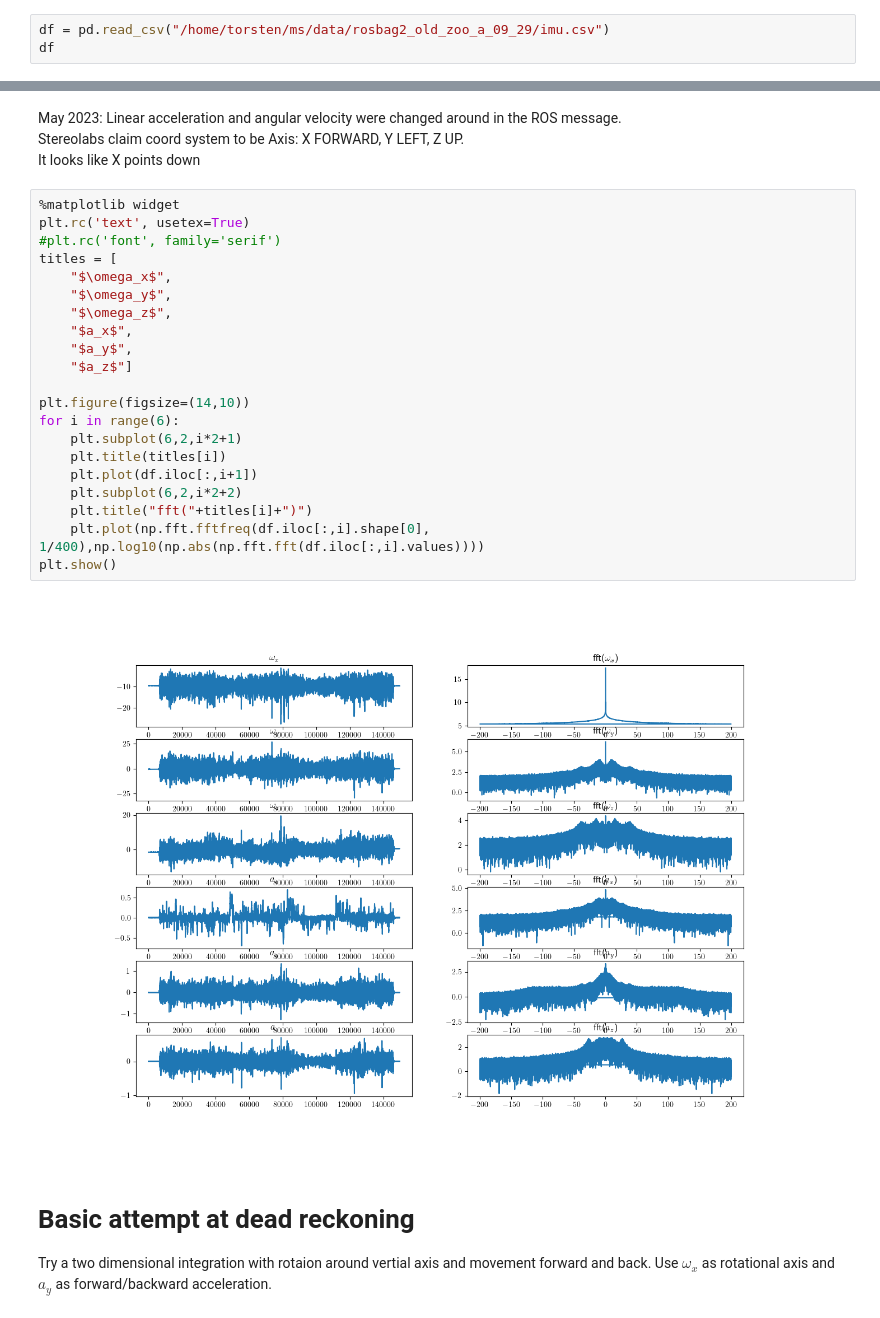
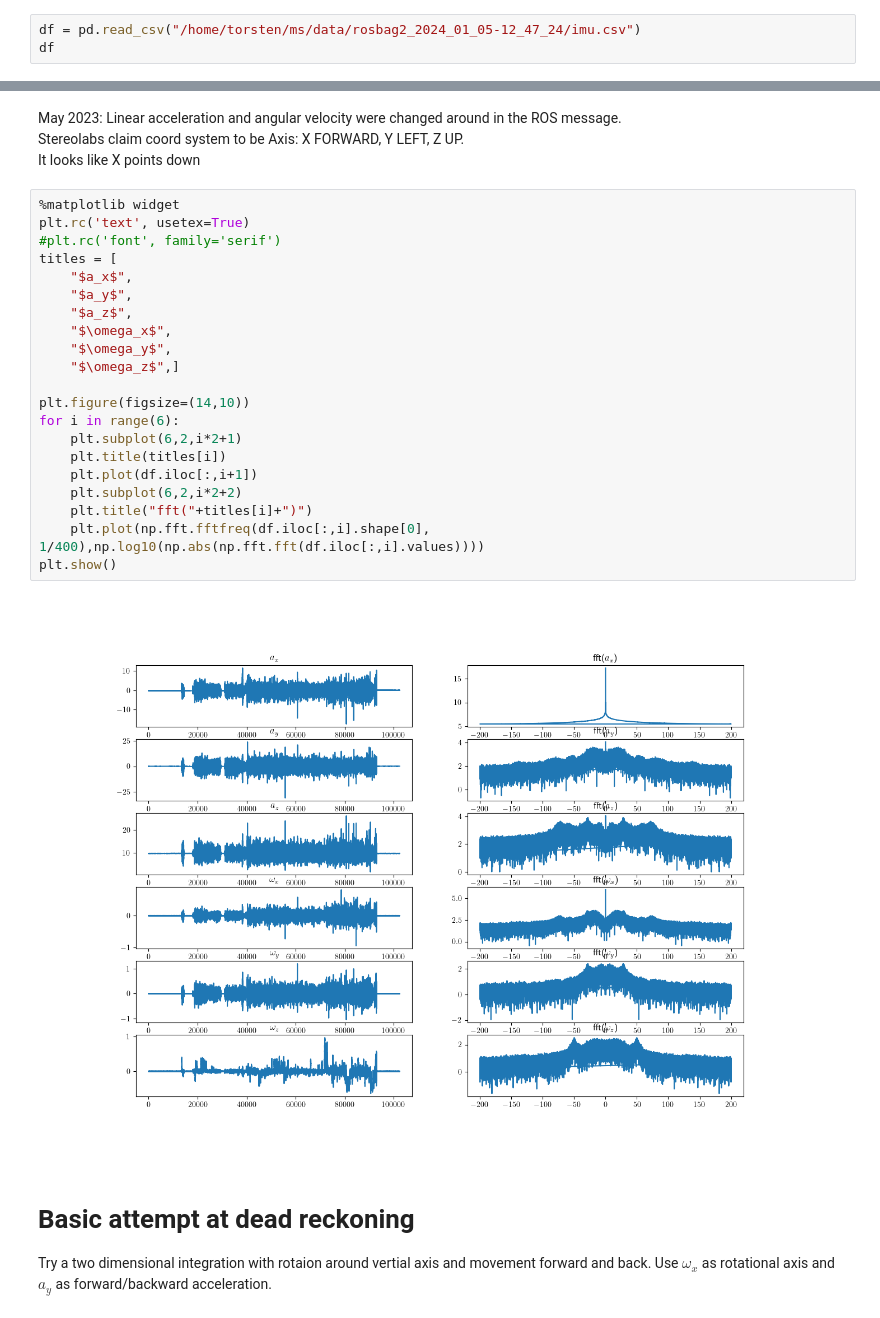
Before and after one commit to tbabluct/gtsam-jupyter, a Jupyter notebook: plot_imu.ipynb, the cells around one changed output, grey strips where cells are left out. Saved outputs shown, nothing was run; the diff lists cells and outputs as text.

```diff
--- a/plot_imu.ipynb
+++ b/plot_imu.ipynb
@@ -3,7 +3,7 @@ import numpy as np
 import pandas as pd
 from matplotlib import pyplot as plt
 # %%
-df = pd.read_csv("/home/torsten/ms/data/rosbag2_old_zoo_a_09_29/imu.csv")
+df = pd.read_csv("/home/torsten/ms/data/rosbag2_2024_01_05-12_47_24/imu.csv")
 df
 # %% [output]
 |  | timestamp | la_x | la_y | la_z | av_x | av_y | av_z |
@@ -26,26 +32,26 @@ It looks like X points down
 # %%
 %matplotlib widget
 plt.rc('text', usetex=True)
 #plt.rc('font', family='serif')
 titles = [
+    "$a_x$",
+    "$a_y$",
+    "$a_z$",
     "$\omega_x$",
     "$\omega_y$",
-    "$\omega_z$",
-    "$a_x$",
-    "$a_y$",
-    "$a_z$"]
+    "$\omega_z$",]
 
 plt.figure(figsize=(14,10))
 for i in range(6):
     plt.subplot(6,2,i*2+1)
     plt.title(titles[i])
     plt.plot(df.iloc[:,i+1])
     plt.subplot(6,2,i*2+2)
     plt.title("fft("+titles[i]+")")
     plt.plot(np.fft.fftfreq(df.iloc[:,i].shape[0], 1/400),np.log10(np.abs(np.fft.fft(df.iloc[:,i].values))))
 plt.show()
 # %% [output]
-[figure, old version]
+[figure, new version]
 # %% [markdown]
 # Basic attempt at dead reckoning
 Try a two dimensional integration with rotaion around vertial axis and movement forward and back. Use $\omega_x$ as rotational axis and $a_y$ as forward/backward acceleration.
```
Also changed, not shown: parts of 6 cells of this notebook, 1 other file.
